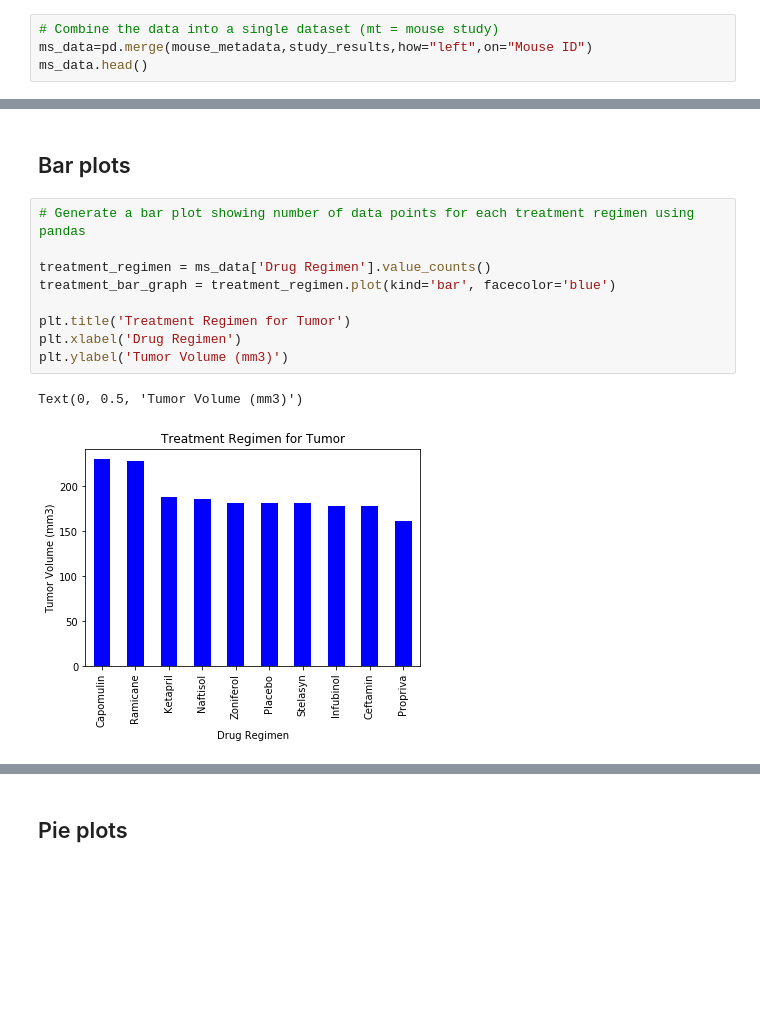
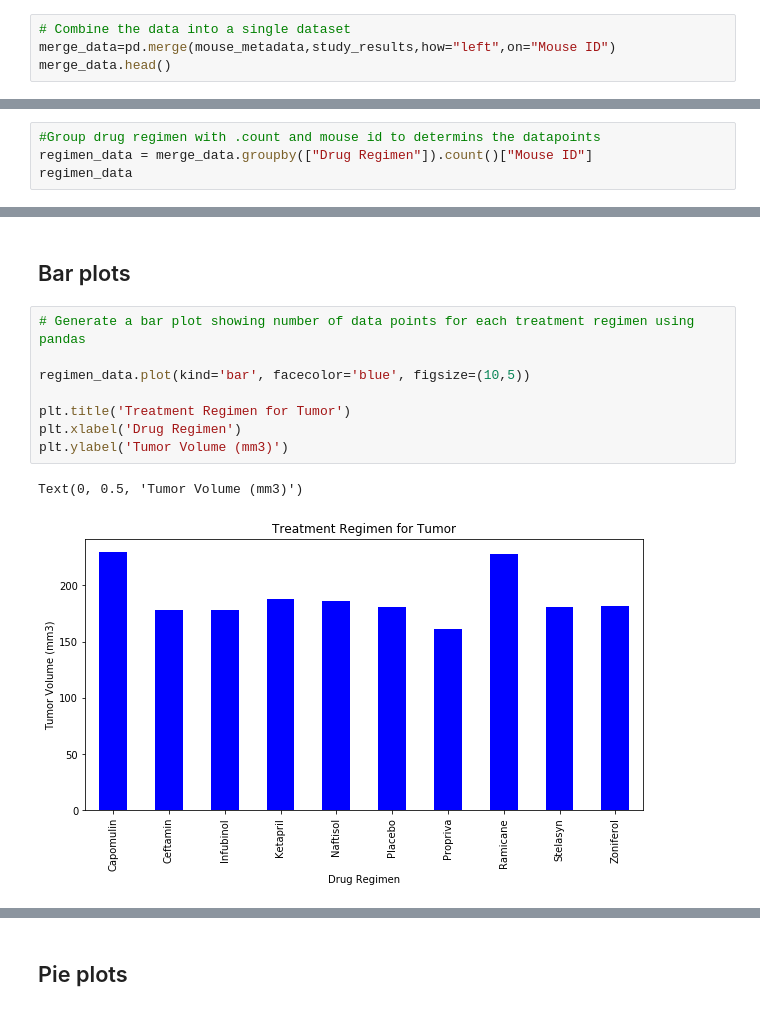
Before and after one commit to Victorime/Matplotlib_Project, a Jupyter notebook: Instructions/Pymaceuticals/pymaceuticals_starter.ipynb, the cells around one changed output, grey strips where cells are left out. Saved outputs shown, nothing was run; the diff lists cells and outputs as text; blank space fills up the shorter version.

```diff
--- a/Instructions/Pymaceuticals/pymaceuticals_starter.ipynb
+++ b/Instructions/Pymaceuticals/pymaceuticals_starter.ipynb
@@ -30,7 +39,7 @@ study_results.head()
 # %%
-# Combine the data into a single dataset (mt = mouse study)
-ms_data=pd.merge(mouse_metadata,study_results,how="left",on="Mouse ID")
-ms_data.head()
+# Combine the data into a single dataset
+merge_data=pd.merge(mouse_metadata,study_results,how="left",on="Mouse ID")
+merge_data.head()
 # %% [output]
 |  | Mouse ID | Drug Regimen | Sex | Age_months | Weight (g) | Timepoint | Tumor Volume (mm3) | ... |
 | 0 | k403 | Ramicane | Male | 21 | 16 | 0 | 45.000000 | ... |
@@ -113,3 +111,7 @@ stat_analysis
 | Ramicane | 228.0 | 40.22 | 4.85 | 22.05 | 36.67 | 40.67 | 45.00 | 47.62 |
 | Stelasyn | 181.0 | 54.23 | 7.71 | 45.00 | 48.05 | 52.43 | 58.72 | 75.12 |
 | Zoniferol | 182.0 | 53.24 | 6.97 | 45.00 | 47.34 | 51.82 | 57.95 | 73.32 |
+# %%
+#Group drug regimen with .count and mouse id to determins the datapoints
+regimen_data = merge_data.groupby(["Drug Regimen"]).count()["Mouse ID"]
+regimen_data
@@ -118,12 +133,11 @@ stat_analysis
 # %%
 # Generate a bar plot showing number of data points for each treatment regimen using pandas
 
-treatment_regimen = ms_data['Drug Regimen'].value_counts()
-treatment_bar_graph = treatment_regimen.plot(kind='bar', facecolor='blue')
+regimen_data.plot(kind='bar', facecolor='blue', figsize=(10,5))
 
 plt.title('Treatment Regimen for Tumor')
 plt.xlabel('Drug Regimen')
 plt.ylabel('Tumor Volume (mm3)')
 # %% [output]
 Text(0, 0.5, 'Tumor Volume (mm3)')
-[figure, old version]
+[figure, new version]
```
Also changed, not shown: parts of 24 cells of this notebook.
